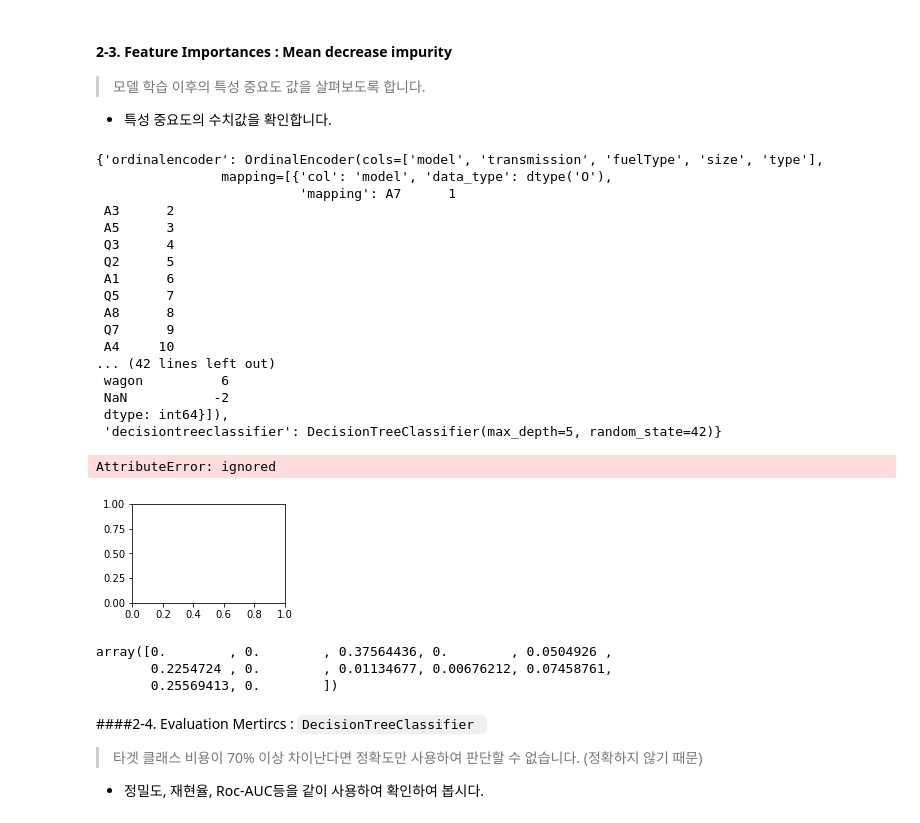
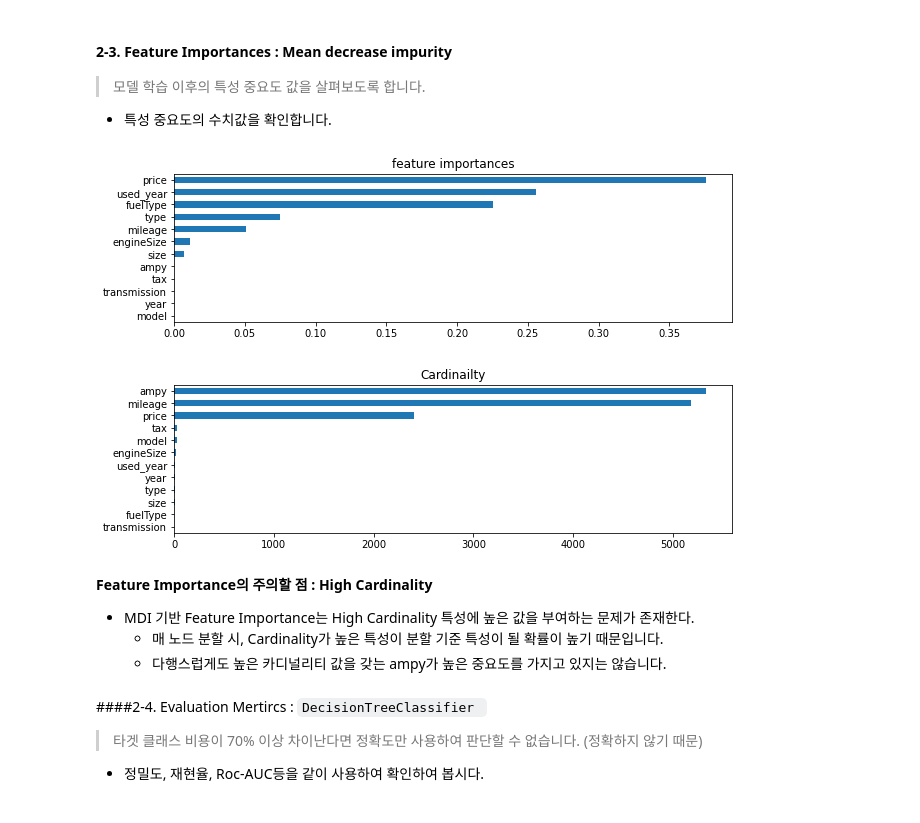
Before and after one commit to 00150/AI_07_JYP_Project_section_02, a Jupyter notebook: Used_car_modeling.ipynb, the cells around one changed output. Saved outputs shown, nothing was run; the diff lists cells and outputs as text; code cells hidden in the pictures.

```diff
--- a/Used_car_modeling.ipynb
+++ b/Used_car_modeling.ipynb
@@ -284,62 +283,42 @@ graphviz.Source(dot_data)
 > 모델 학습 이후의 특성 중요도 값을 살펴보도록 합니다.
 
 * 특성 중요도의 수치값을 확인합니다.
-# %%
-pipe.named_steps
-# %% [output]
-{'ordinalencoder': OrdinalEncoder(cols=['model', 'transmission', 'fuelType', 'size', 'type'],
-                mapping=[{'col': 'model', 'data_type': dtype('O'),
-                          'mapping': A7      1
- A3      2
- A5      3
- Q3      4
- Q2      5
- A1      6
- Q5      7
- A8      8
- Q7      9
- A4     10
-... (42 lines left out)
- wagon          6
- NaN           -2
- dtype: int64}]),
- 'decisiontreeclassifier': DecisionTreeClassifier(max_depth=5, random_state=42)}
 # %%
 # 특성 중요도  그래프 생성 : subplots 2행 1열 그래프 생성.
+# 필요한 라이브러리 가져오기.
+from matplotlib.gridspec import GridSpec
 
 # 1-1. 파이프라인의 랜덤포레스트 접근
 rf = pipe.named_steps['decisiontreeclassifier']
 
 # 1-2. 중요도 : 분류 데이터의 경우, 'rf.feature_importances_'로 접근합니다.
 importances = pd.Series(rf.feature_importances_, X_train.columns).sort_values(ascending = False)
 
 # 1-3. 데이터프레임 변환
 import_df = pd.DataFrame(importances, columns = ['importances'])
 import_df
 
 # 1-4. 피처 중요도 및 카디널리티 시각화 진행
-fig = plt.figure()
-fig.add_subplot(2,2,1)
-fig.add_supplot(2,2,2)
-
-ax_1 = plt.subplot(2,2,1)
+plt.figure(figsize = (10,6))
+ax_1 = plt.subplot(2,1,1)
 graph1 = importances.sort_values().plot.barh()
 ax_1.set_title('feature importances')
 plt.show()
 
 # 1-5. 그래프 지정: 카디널리티
-ax_2 = plt.subplot(2,2,2)
+plt.figure(figsize = (10,6))
+ax_2 = plt.subplot(2,1,2)
 X_train.nunique().sort_values().plot.barh()
 ax_2.set_title('Cardinailty')
+plt.show()
 # %% [output]
-AttributeError: ignored
-[figure, old version]
+[figure, new version]
+[figure, added]
-# %%
-rf.feature_importances_
-# %% [output]
-array([0.        , 0.        , 0.37564436, 0.        , 0.0504926 ,
-       0.2254724 , 0.        , 0.01134677, 0.00676212, 0.07458761,
-       0.25569413, 0.        ])
+# %% [markdown]
+**Feature Importance의 주의할 점 : High Cardinality**
+* MDI 기반 Feature Importance는  High Cardinality 특성에 높은 값을 부여하는 문제가 존재한다.
+  * 매 노드 분할 시, Cardinality가 높은 특성이 분할 기준 특성이 될 확률이 높기 때문입니다.
+  * 다행스럽게도 높은 카디널리티 값을 갖는 ampy가 높은 중요도를 가지고 있지는 않습니다.
 # %% [markdown]
 ####2-4. Evaluation Mertircs : `DecisionTreeClassifier `
 > 타겟 클래스 비용이 70% 이상 차이난다면 정확도만 사용하여 판단할 수 없습니다. (정확하지 않기 때문)
```
Also changed, not shown: parts of 3 cells of this notebook.
